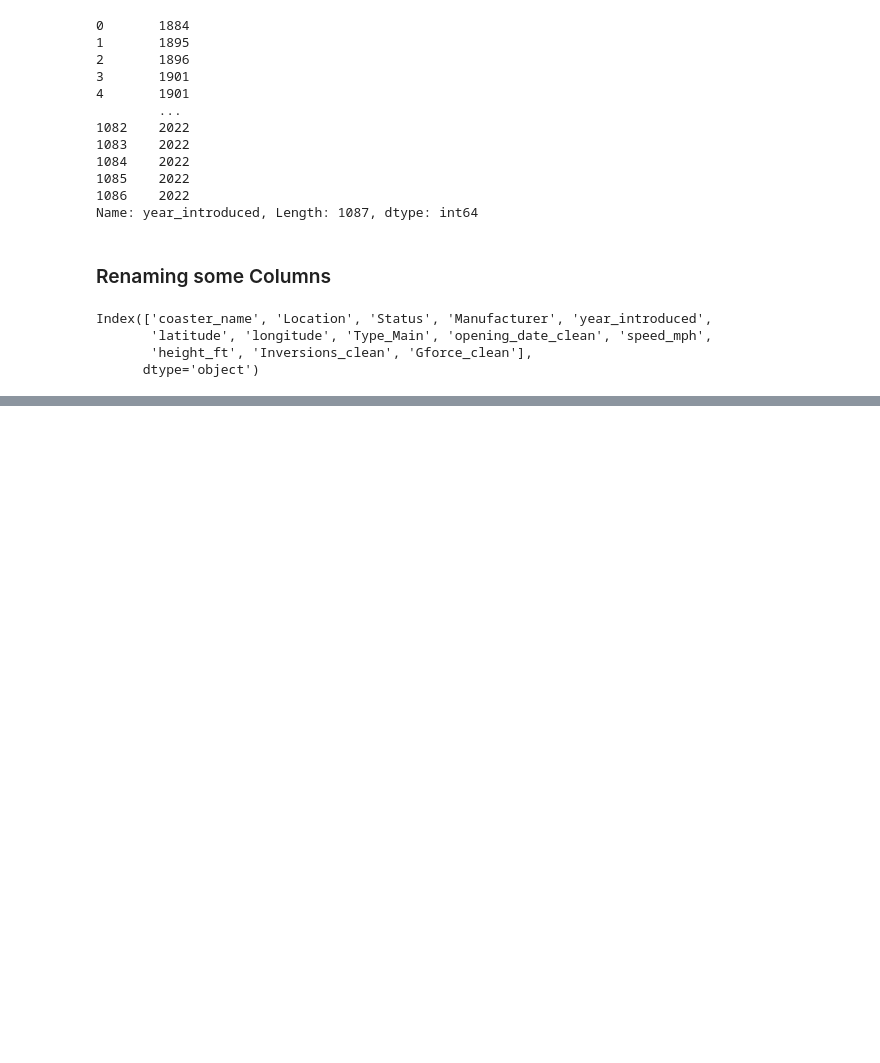
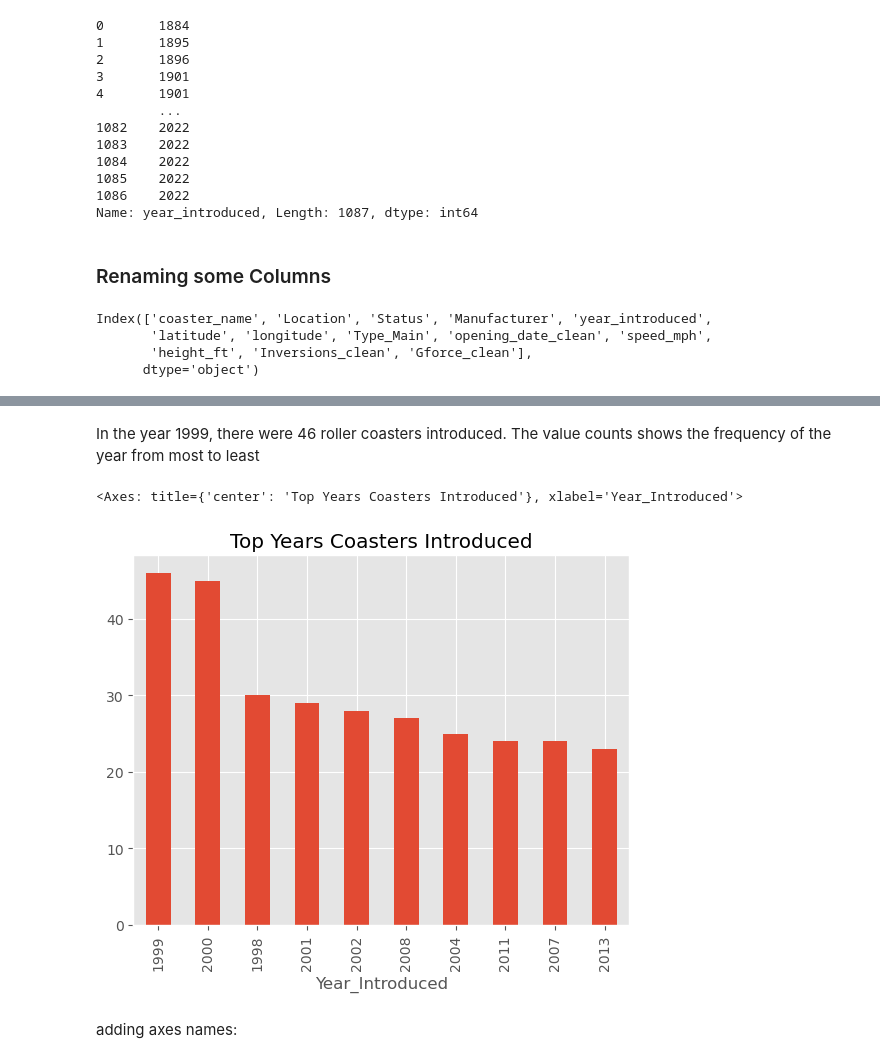
Before and after one commit to Omagbs/Exploratory-Data-Analysis, a Jupyter notebook: Roller Coasters EDA/Untitled.ipynb, the cells around one changed output, grey strips where cells are left out. Saved outputs shown, nothing was run; the diff lists cells and outputs as text; code cells hidden in the pictures; blank space fills up the shorter version.

```diff
--- a/Roller Coasters EDA/Untitled.ipynb
+++ b/Roller Coasters EDA/Untitled.ipynb
@@ -259,4 +259,4 @@ Index(['coaster_name', 'Location', 'Status', 'Manufacturer', 'year_introduced',
        'height_ft', 'Inversions_clean', 'Gforce_clean'],
       dtype='object')
 # %%
-df.rename(columns = {'coaster_name':'Coaster_Name','opening_date_clean':'Opening_Date_Clean', 'speed_mph':'Speed_Mph', 'year_introduced':'Year_Introduced', 'latitude':'Latitude', 'longitude':'Longitude', 'height_ft':'Height_ft', 'Inversions_clean':'Inversions', 'Gforce_clean':'Gforce'})
+df = df.rename(columns = {'coaster_name':'Coaster_Name','opening_date_clean':'Opening_Date_Clean', 'speed_mph':'Speed_Mph', 'year_introduced':'Year_Introduced', 'latitude':'Latitude', 'longitude':'Longitude', 'height_ft':'Height_ft', 'Inversions_clean':'Inversions', 'Gforce_clean':'Gforce'})
@@ -276,0 +373,2 @@ df.rename(columns = {'coaster_name':'Coaster_Name','opening_date_clean':'Opening
+# %%
+df = df.rename(columns= {'Opening_Date_Clean': 'Opening_Date'})
@@ -276,0 +398,3 @@ df.rename(columns = {'coaster_name':'Coaster_Name','opening_date_clean':'Opening
+# %%
+df = df.loc[~df.duplicated(subset = ['Coaster_Name', 'Location', 'Opening_Date'])]
+df
@@ -276,0 +435,3 @@ df.rename(columns = {'coaster_name':'Coaster_Name','opening_date_clean':'Opening
+# %%
+df= df.reset_index(drop=True)
+df
@@ -276,0 +476,9 @@ df.rename(columns = {'coaster_name':'Coaster_Name','opening_date_clean':'Opening
+# %% [markdown]
+In the year 1999, there were 46 roller coasters introduced. The value counts shows the frequency of the year from most to least
+# %%
+df['Year_Introduced'].value_counts().head(10).plot(kind = 'bar', title = 'Top Years Coasters Introduced')
+# %% [output]
+<Axes: title={'center': 'Top Years Coasters Introduced'}, xlabel='Year_Introduced'>
+[figure, added]
+# %% [markdown]
+adding axes names:
```
Also changed, not shown: parts of 32 cells of this notebook.
